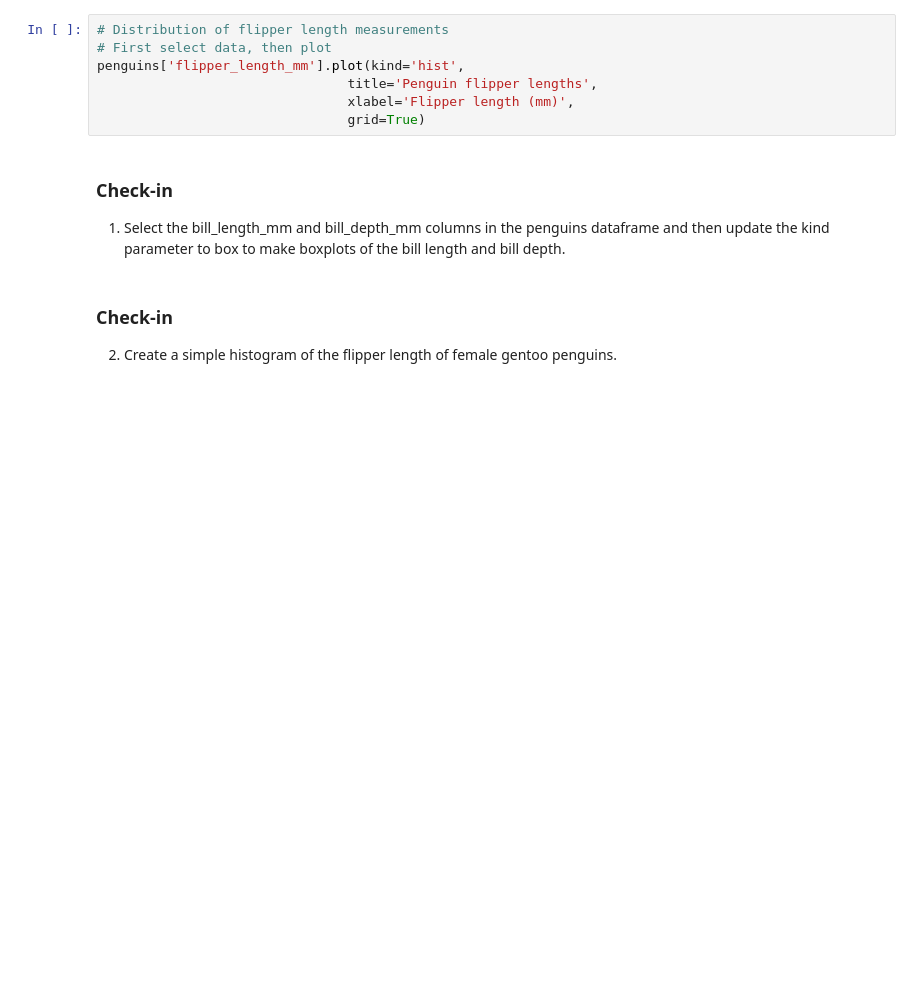
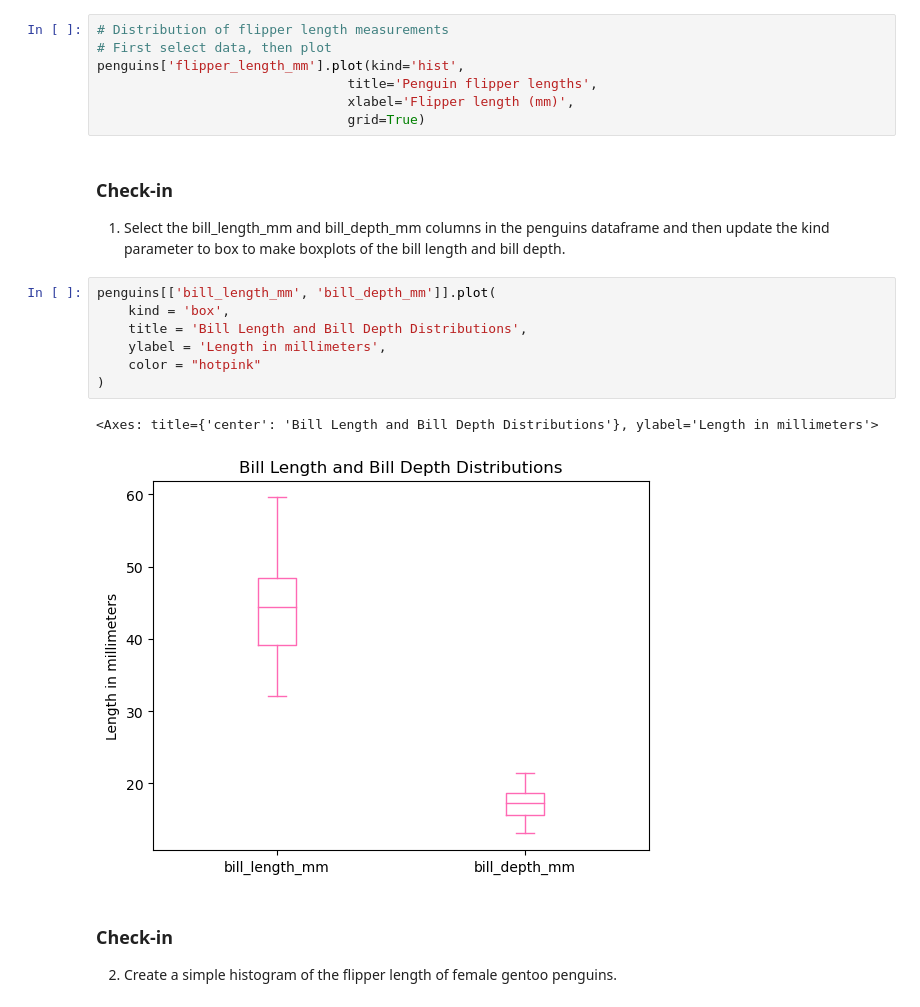
Before and after one commit to jaslynmiura/eds220-2025-in-class, a Jupyter notebook: week2-basic-plotting.ipynb, the cells around one changed output. Drawn from its saved outputs; the diff is of its cells as text; blank space fills up the shorter version.

```diff
--- a/week2-basic-plotting.ipynb
+++ b/week2-basic-plotting.ipynb
@@ -164,6 +242,16 @@ penguins['flipper_length_mm'].plot(kind='hist',
 # %% [markdown]
 ### Check-in
 1. Select the bill_length_mm and bill_depth_mm columns in the penguins dataframe and then update the kind parameter to box to make boxplots of the bill length and bill depth.
+# %%
+penguins[['bill_length_mm', 'bill_depth_mm']].plot(
+    kind = 'box',
+    title = 'Bill Length and Bill Depth Distributions',
+    ylabel = 'Length in millimeters',
+    color = "hotpink"
+)
+# %% [output]
+<Axes: title={'center': 'Bill Length and Bill Depth Distributions'}, ylabel='Length in millimeters'>
+[figure, added]
 # %% [markdown]
 
 ### Check-in
```
Also changed, not shown: parts of 16 cells of this notebook.
